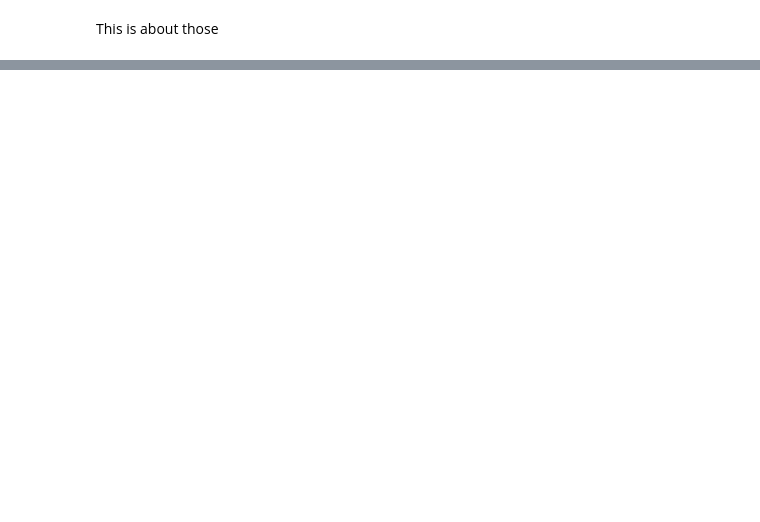
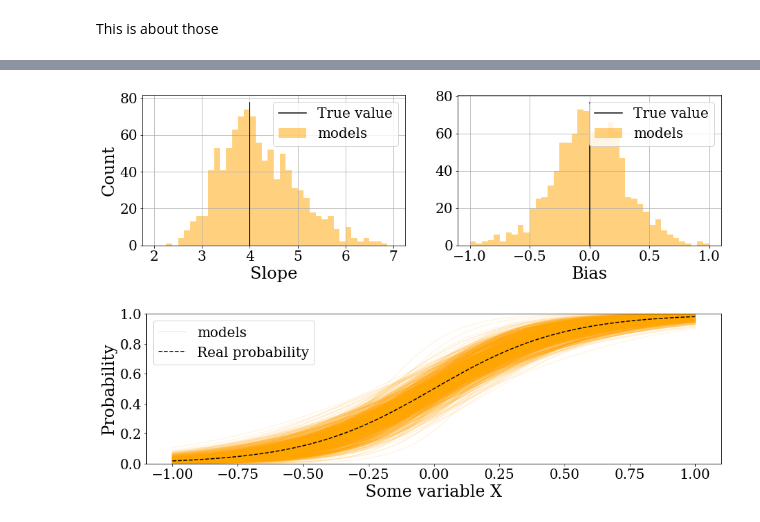
Before and after one commit to faab5/errortools, a Jupyter notebook: notebooks/PyData presentation 11-05-2019.ipynb, the cells around one changed output, grey strips where cells are left out. Cells and saved outputs as stored; diff of their text form; code cells hidden in the pictures; blank space fills up the shorter version.

```diff
--- a/notebooks/PyData presentation 11-05-2019.ipynb
+++ b/notebooks/PyData presentation 11-05-2019.ipynb
@@ -34,0 +128,39 @@ This is about those
+# %%
+n_datasets = 1000
+Xs = np.random.uniform(low=-1, high=1, size=(n_datasets, n_traindata))
+ps = scipy.stats.logistic.cdf(Xs * slope + bias)
+ys = (ps > np.random.uniform(size=Xs.shape)).astype(int)
+# %%
+models = []
+for i in range(n_datasets):
+    m = errortools.LogisticRegression()
+    m.fit(Xs[i], ys[i])
+    models.append(m)
+# %%
+fig, ax = plt.subplots(1, 2, figsize=(15,4))
+ax[0].hist([m.parameters[0] for m in models], bins=40, range=(2,7), color='orange', alpha=0.5, label="models")
+ax[0].plot((slope, slope), ax[0].get_ylim(), color='black', label="True value")
+ax[0].grid()
+ax[0].set_xlabel("Slope")
+ax[0].set_ylabel("Count")
+ax[0].legend()
+
+ax[1].hist([m.parameters[1] for m in models], bins=40, range=(-1,1), color='orange', alpha=0.5, label="models")
+ax[1].plot((bias, bias), ax[1].get_ylim(), color='black', label="True value")
+ax[1].grid()
+ax[1].set_xlabel("Bias")
+ax[1].legend()
+
+fig, ax = plt.subplots(1, 1, figsize=(15,4))
+p = scipy.stats.logistic.cdf(slope * x + bias)
+ax.plot(x, models[0].predict(x), '-', color='orange', alpha=0.25, label="models")
+for m in models[1:]:
+    ax.plot(x, m.predict(x), '-', color='orange', alpha=0.1)
+ax.plot(x, p, '--', color='black', label="Real probability")
+ax.set_ylim((0,1))
+ax.set_xlabel("Some variable X")
+ax.set_ylabel("Probability")
+ax.legend();
+# %% [output]
+[figure, added]
+[figure, added]
```
Also changed, not shown: parts of 46 cells of this notebook.
